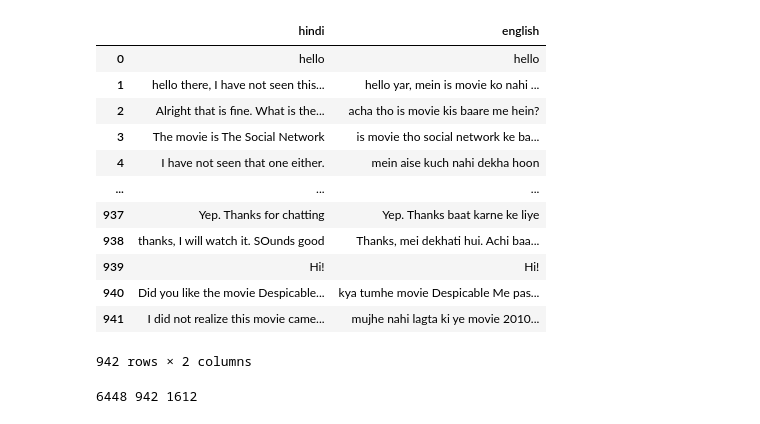
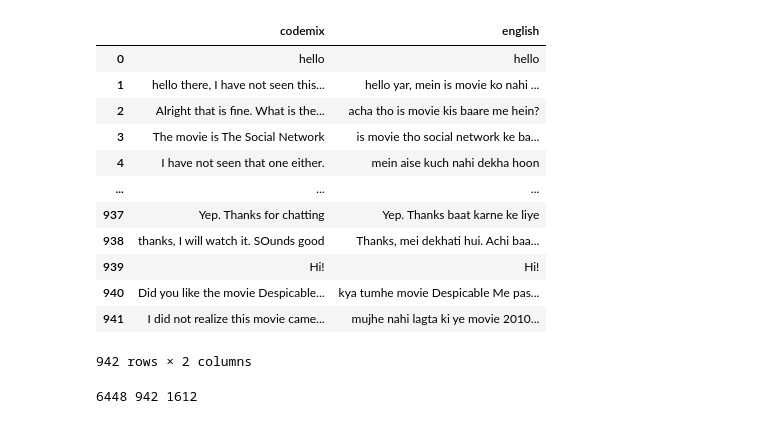
Before and after one commit to anishkasachdeva/CodeMix_Generation-NLP_Project, a Jupyter notebook: codemix_to_english.ipynb, the cells around one changed output. Saved outputs shown, nothing was run; the diff lists cells and outputs as text; code cells hidden in the pictures.

```diff
--- a/codemix_to_monolingual.ipynb
+++ b/codemix_to_english.ipynb
@@ -18,7 +18,7 @@ from torchtext.data import Field, BucketIterator
 device = torch.device("cuda" if torch.cuda.is_available() else 'cpu')
 # %%
 df = pd.read_csv('./train.txt', delimiter = "\t", header = None)
-df.rename(columns = {0 : 'hindi', 1 : 'english'}, inplace = True)
+df.rename(columns = {0 : 'codemix', 1 : 'english'}, inplace = True)
 en_tokenizer = spacy.load('en_core_web_sm')
 df
 # %% [output]
@@ -38,17 +38,17 @@ df
 # %%
 
 # train_temp, test_data_sent = train_test_split(df, test_size = 0.2)
 # train_data_sent, validation_data_sent = train_test_split(train_temp, test_size=0.125)
 # train_data_sent
 # df=df.iloc[:10]
 train_data_sent, test_data_sent = train_test_split(df, test_size = 0.2)
 validation_data_sent = pd.read_csv('./dev.txt', delimiter = "\t", header = None)
-validation_data_sent.rename(columns = {0 : 'hindi', 1 : 'english'}, inplace = True)
+validation_data_sent.rename(columns = {0 : 'codemix', 1 : 'english'}, inplace = True)
 # train_data_sent
 # validation_data_sent=validation_data_sent.iloc[:5]
 validation_data_sent
 # %% [output]
-|  | hindi | english |
+|  | codemix | english |
 | 0 | hello | hello |
 | 1 | hello there, I have not seen this... | hello yar, mein is movie ko nahi ... |
 | 2 | Alright that is fine. What is the... | acha tho is movie kis baare me hein? |
```
Also changed, not shown: parts of 6 cells of this notebook, 4 other files.
